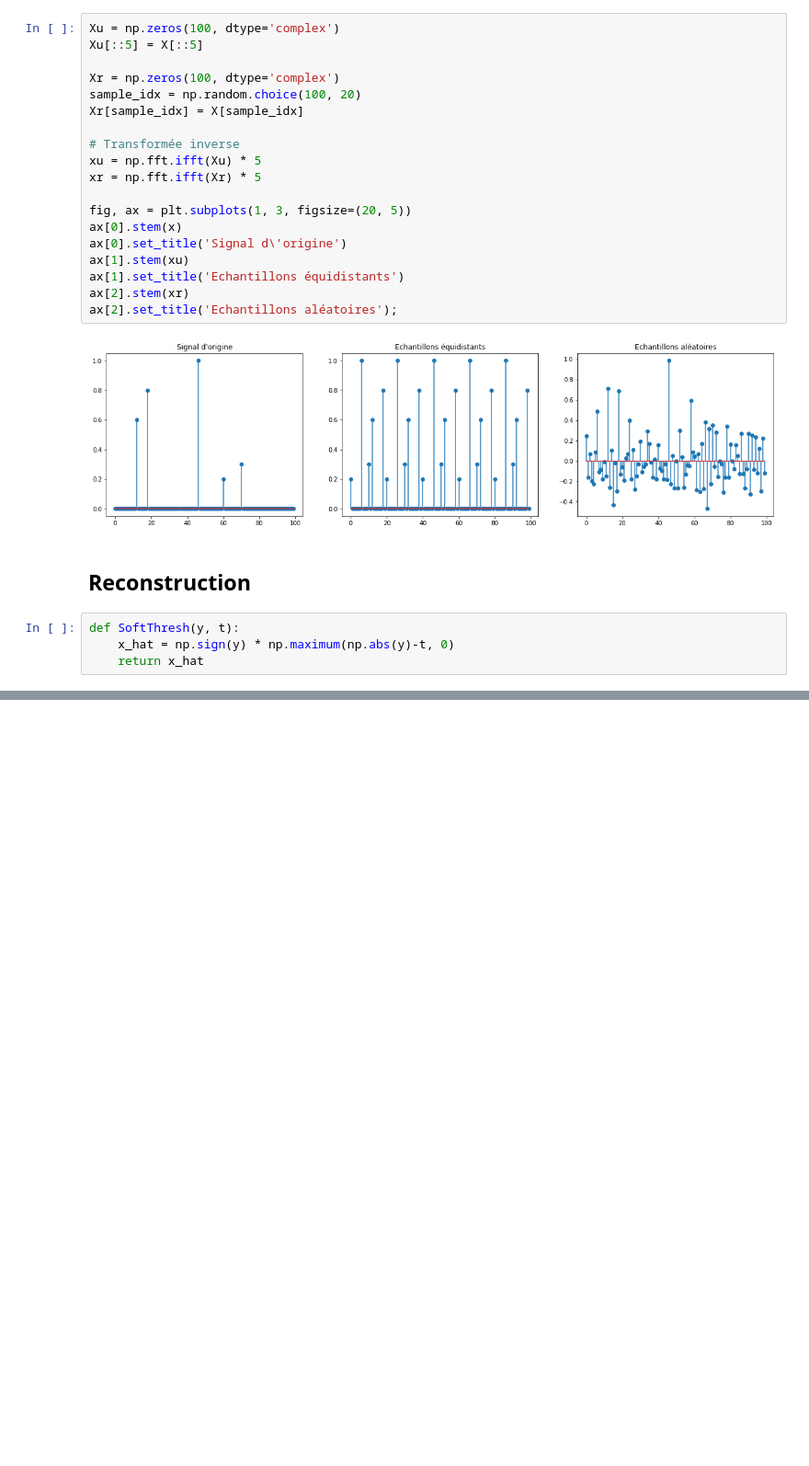
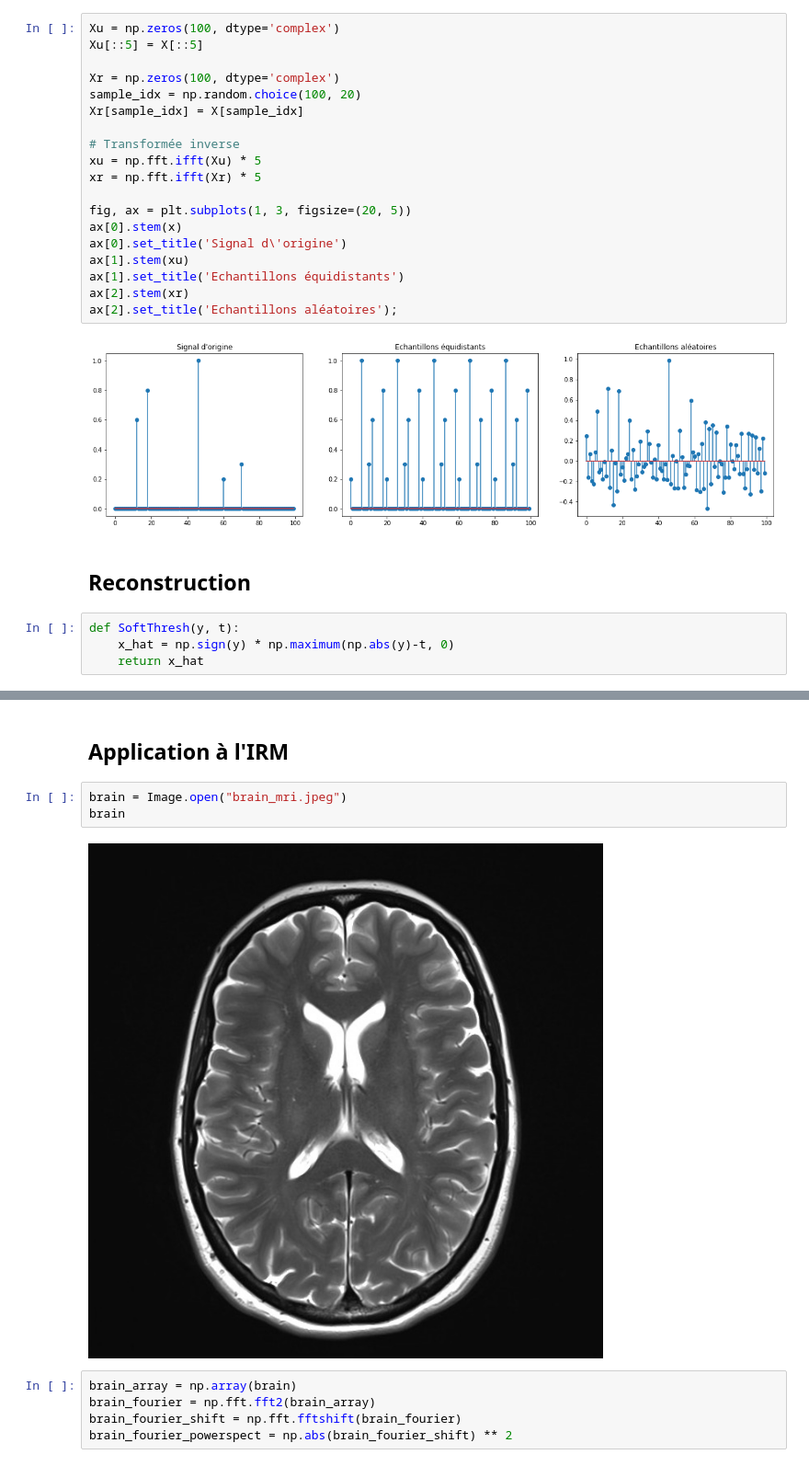
Before and after one commit to xylophong/compressed-sensing-MRI, a Jupyter notebook: CS-MRI_project.ipynb, the cells around one changed output, grey strips where cells are left out. Shown at 92% size. Drawn from its saved outputs; the diff is of its cells as text; blank space fills up the shorter version.

```diff
--- a/CS-MRI_project.ipynb
+++ b/CS-MRI_project.ipynb
@@ -88,0 +90,12 @@ for i in range(n_iter):
+# %% [markdown]
+## Application à l'IRM
+# %%
+brain = Image.open("brain_mri.jpeg")
+brain
+# %% [output]
+[figure, added]
+# %%
+brain_array = np.array(brain)
+brain_fourier = np.fft.fft2(brain_array)
+brain_fourier_shift = np.fft.fftshift(brain_fourier)
+brain_fourier_powerspect = np.abs(brain_fourier_shift) ** 2
```
Also changed, not shown: parts of 6 cells of this notebook, 1 other file.
